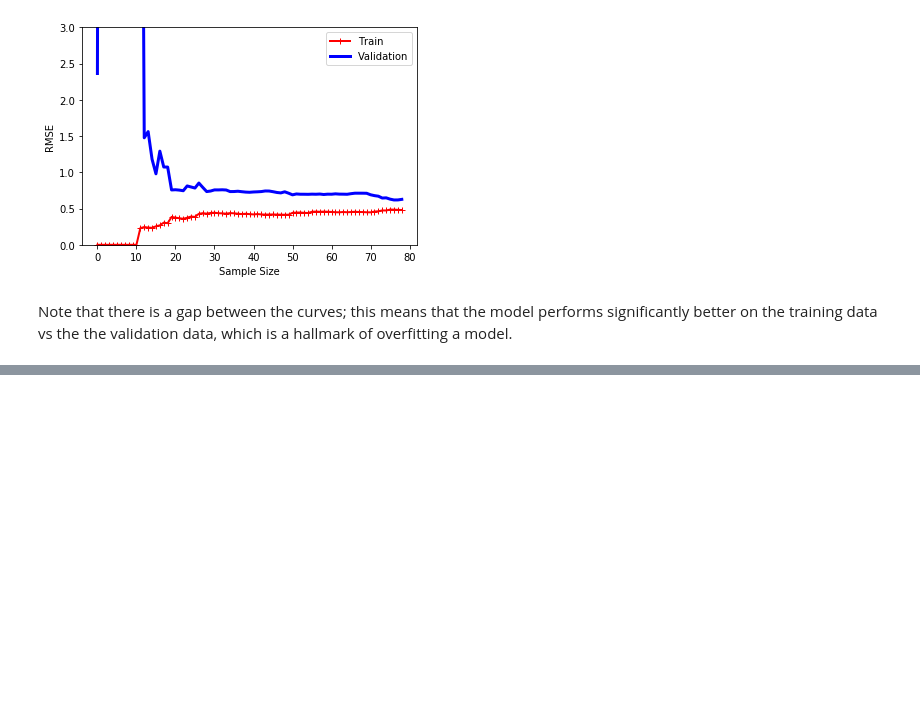
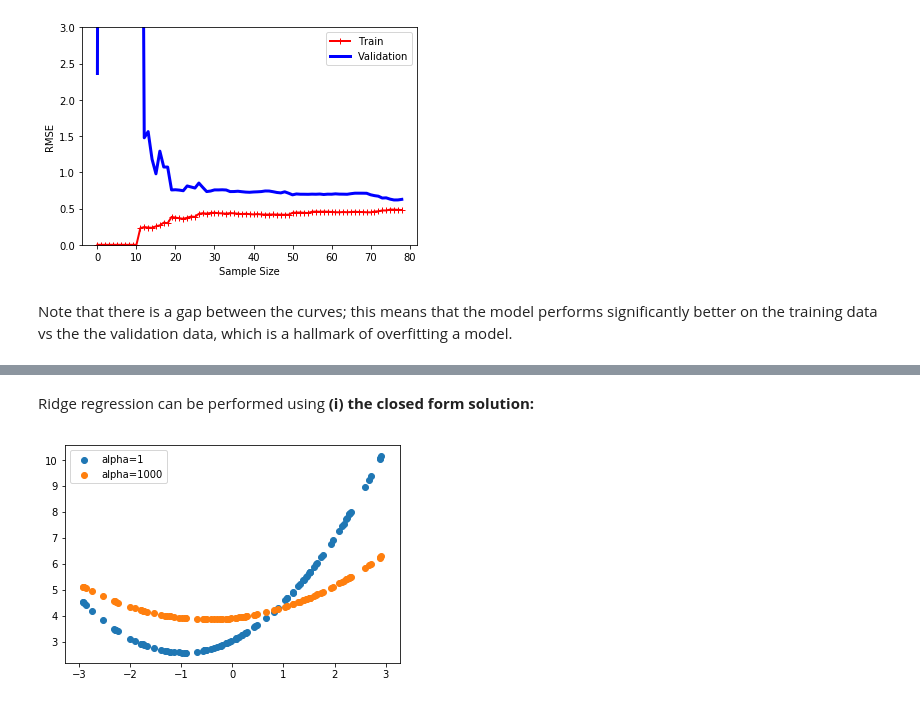
Before and after one commit to lukepolson/Machine-Learning, a Jupyter notebook: Chapter4.ipynb, the cells around one changed output, grey strips where cells are left out. Cells and saved outputs as stored; diff of their text form; code cells hidden in the pictures; blank space fills up the shorter version.

```diff
--- a/Chapter4.ipynb
+++ b/Chapter4.ipynb
@@ -309,0 +324,18 @@ Note that there is a gap between the curves; this means that the model performs
+# %% [markdown]
+Ridge regression can be performed using **(i) the closed form solution:**
+# %%
+from sklearn.linear_model import Ridge
+ridge_reg1 = Ridge(alpha=1, solver='cholesky')
+ridge_reg1.fit(X_poly,y)
+
+ridge_reg2 = Ridge(alpha=1000, solver='cholesky')
+ridge_reg2.fit(X_poly,y)
+
+#Plot
+plt.figure(1)
+plt.scatter(X.ravel(), ridge_reg1.predict(X_poly).ravel(), label='alpha=1')
+plt.scatter(X.ravel(), ridge_reg2.predict(X_poly).ravel(), label='alpha=1000')
+plt.legend()
+plt.show()
+# %% [output]
+[figure, added]
```
Also changed, not shown: parts of 16 cells of this notebook.
